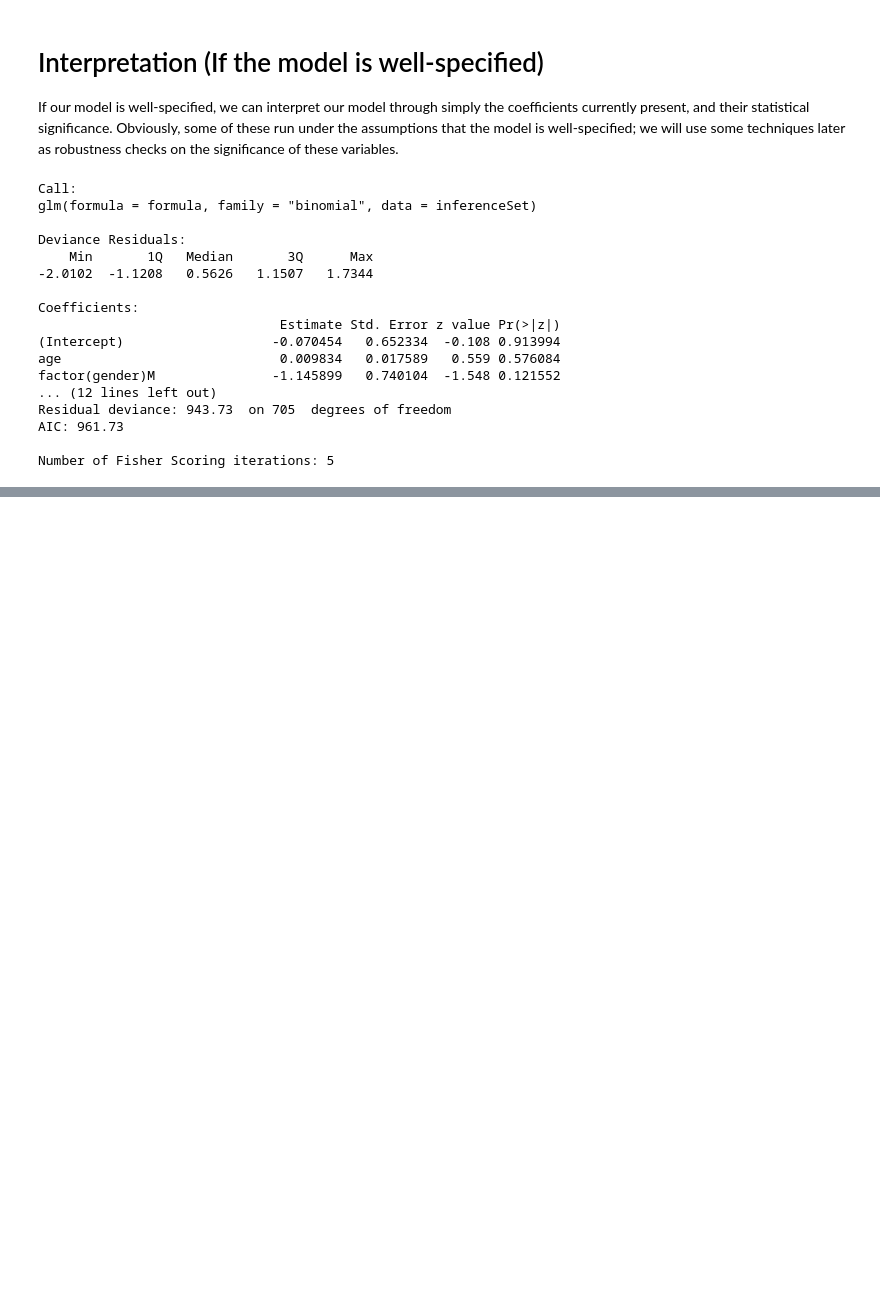
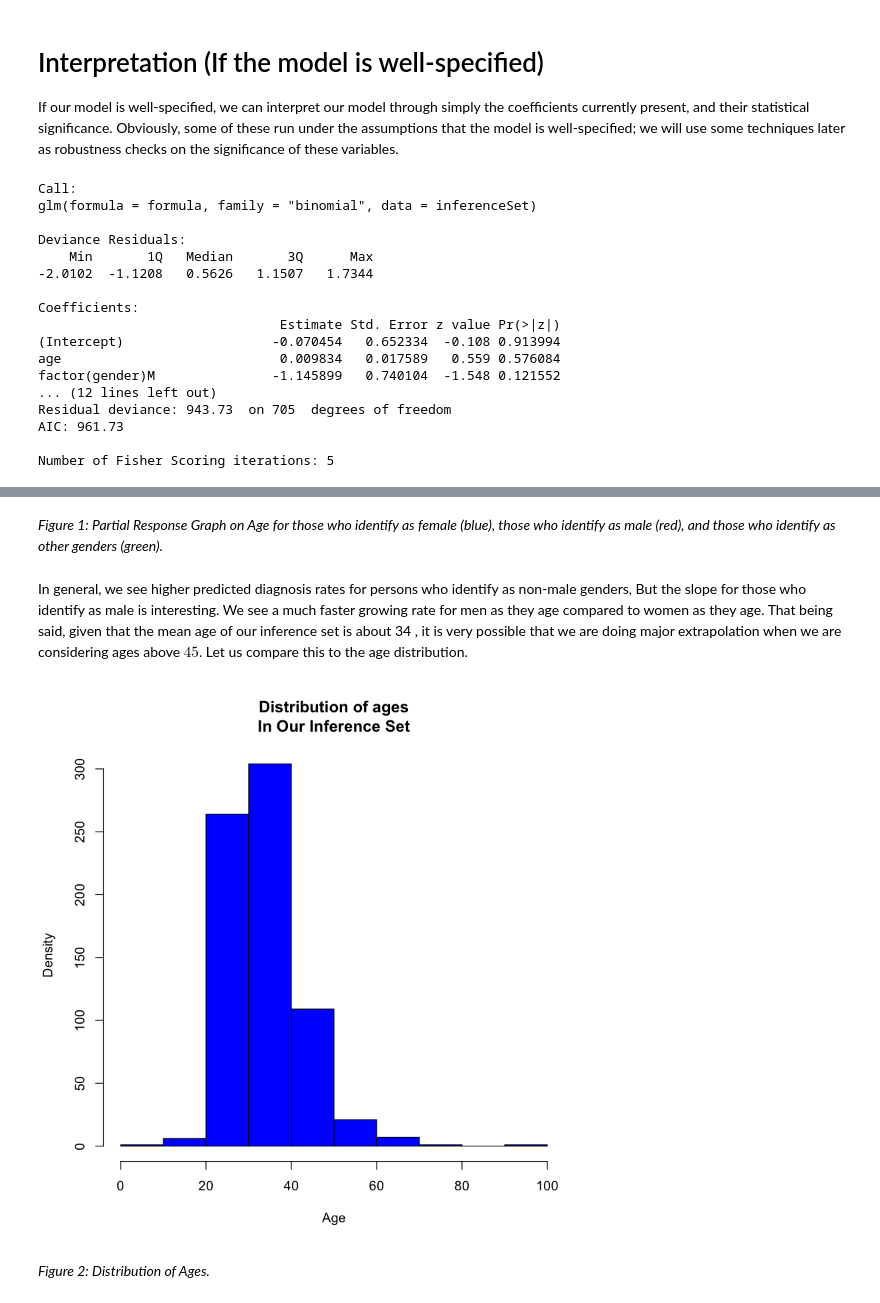
Before and after one commit to PLBMR/mentalHealthDataAnalysis, a Jupyter notebook: osmiMentalHealthInTech/analysis/inference.ipynb, the cells around one changed output, grey strips where cells are left out. Saved outputs shown, nothing was run; the diff lists cells and outputs as text; code cells hidden in the pictures; blank space fills up the shorter version.

```diff
--- a/osmiMentalHealthInTech/analysis/inference.ipynb
+++ b/osmiMentalHealthInTech/analysis/inference.ipynb
@@ -125,0 +226,11 @@ We also see a coefficient on $isTechnical_i$ of  $-.103$, which would predict an
+# %% [markdown]
+_Figure 1: Partial Response Graph on Age for those who identify as female (blue), those who identify as male (red), and those who identify as other genders (green)._
+# %% [markdown]
+In general, we see higher predicted diagnosis rates for persons who identify as non-male genders, But the slope for those who identify as male is interesting. We see a much faster growing rate for men as they age compared to women as they age. That being said, given that the mean age of our inference set is about 34 , it is very possible that we are doing major extrapolation when we are considering ages above $45$. Let us compare this to the age distribution.
+# %%
+hist(inferenceSet$age,col = "Blue",xlab = "Age",
+     ylab = "Density",main = "Distribution of ages\nIn Our Inference Set")
+# %% [output]
+[figure, added]
+# %% [markdown]
+_Figure 2: Distribution of Ages._
```
Also changed, not shown: parts of 10 cells of this notebook.
